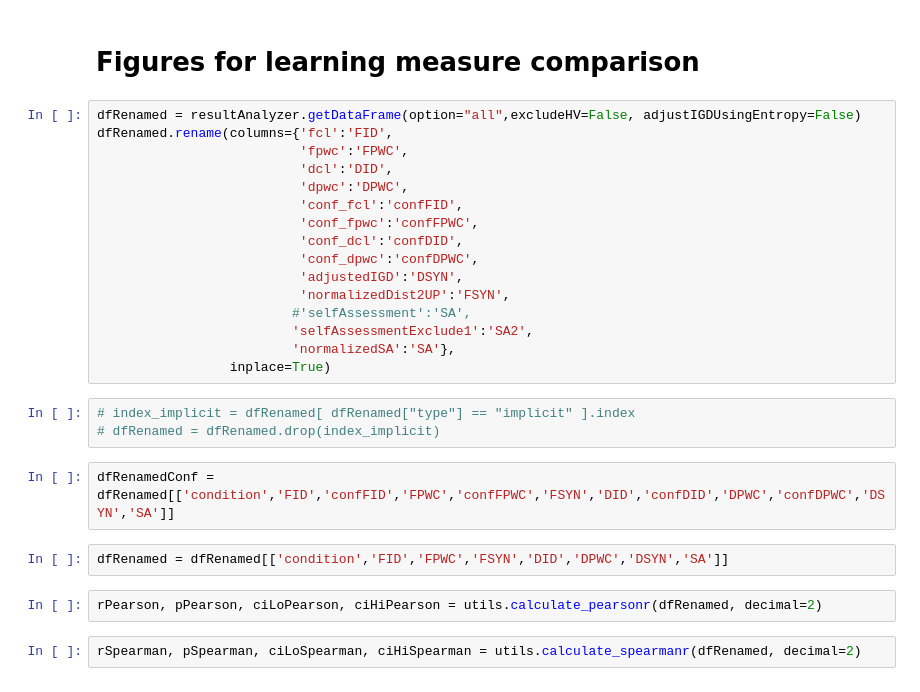
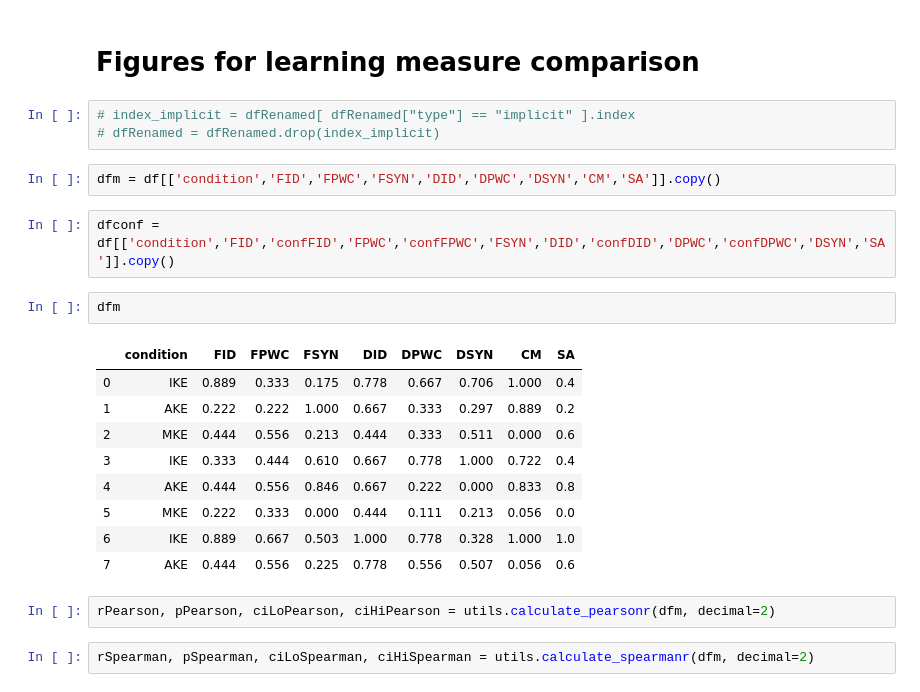
Before and after one commit to hsbang09/iFEED_experiment_result_analysis_2019, a Jupyter notebook: analysis.ipynb, the cells around one changed output. Cells and saved outputs as stored; diff of their text form.

```diff
--- a/analysis.ipynb
+++ b/analysis.ipynb
@@ -495,32 +563,28 @@ def writeToFile(data, header ,filePath = "/Users/bang/workspace/iFEED-experiment
 # %% [markdown]
 # Figures for learning measure comparison
-# %%
-dfRenamed = resultAnalyzer.getDataFrame(option="all",excludeHV=False, adjustIGDUsingEntropy=False)
-dfRenamed.rename(columns={'fcl':'FID',
-                          'fpwc':'FPWC',
-                          'dcl':'DID',
-                          'dpwc':'DPWC',
-                          'conf_fcl':'confFID',
-                          'conf_fpwc':'confFPWC',
-                          'conf_dcl':'confDID',
-                          'conf_dpwc':'confDPWC',
-                          'adjustedIGD':'DSYN',
-                          'normalizedDist2UP':'FSYN',
-                         #'selfAssessment':'SA',
-                         'selfAssessmentExclude1':'SA2',
-                         'normalizedSA':'SA'},
-                 inplace=True)
 # %%
 # index_implicit = dfRenamed[ dfRenamed["type"] == "implicit" ].index
 # dfRenamed = dfRenamed.drop(index_implicit)
+# %%
+dfm = df[['condition','FID','FPWC','FSYN','DID','DPWC','DSYN','CM','SA']].copy()
 # %%
-dfRenamedConf = dfRenamed[['condition','FID','confFID','FPWC','confFPWC','FSYN','DID','confDID','DPWC','confDPWC','DSYN','SA']]
+dfconf = df[['condition','FID','confFID','FPWC','confFPWC','FSYN','DID','confDID','DPWC','confDPWC','DSYN','SA']].copy()
-# %%
-dfRenamed = dfRenamed[['condition','FID','FPWC','FSYN','DID','DPWC','DSYN','SA']]
+# %%
+dfm
+# %% [output]
+|  | condition | FID | FPWC | FSYN | DID | DPWC | DSYN | CM | SA |
+| 0 | IKE | 0.889 | 0.333 | 0.175 | 0.778 | 0.667 | 0.706 | 1.000 | 0.4 |
+| 1 | AKE | 0.222 | 0.222 | 1.000 | 0.667 | 0.333 | 0.297 | 0.889 | 0.2 |
+| 2 | MKE | 0.444 | 0.556 | 0.213 | 0.444 | 0.333 | 0.511 | 0.000 | 0.6 |
+| 3 | IKE | 0.333 | 0.444 | 0.610 | 0.667 | 0.778 | 1.000 | 0.722 | 0.4 |
+| 4 | AKE | 0.444 | 0.556 | 0.846 | 0.667 | 0.222 | 0.000 | 0.833 | 0.8 |
+| 5 | MKE | 0.222 | 0.333 | 0.000 | 0.444 | 0.111 | 0.213 | 0.056 | 0.0 |
+| 6 | IKE | 0.889 | 0.667 | 0.503 | 1.000 | 0.778 | 0.328 | 1.000 | 1.0 |
+| 7 | AKE | 0.444 | 0.556 | 0.225 | 0.778 | 0.556 | 0.507 | 0.056 | 0.6 |
 # %%
-rPearson, pPearson, ciLoPearson, ciHiPearson = utils.calculate_pearsonr(dfRenamed, decimal=2)
+rPearson, pPearson, ciLoPearson, ciHiPearson = utils.calculate_pearsonr(dfm, decimal=2)
 # %%
-rSpearman, pSpearman, ciLoSpearman, ciHiSpearman = utils.calculate_spearmanr(dfRenamed, decimal=2)
+rSpearman, pSpearman, ciLoSpearman, ciHiSpearman = utils.calculate_spearmanr(dfm, decimal=2)
 # %%
 rPearson
 # %% [output]
```
Also changed, not shown: parts of 125 cells of this notebook, 21 other files.
